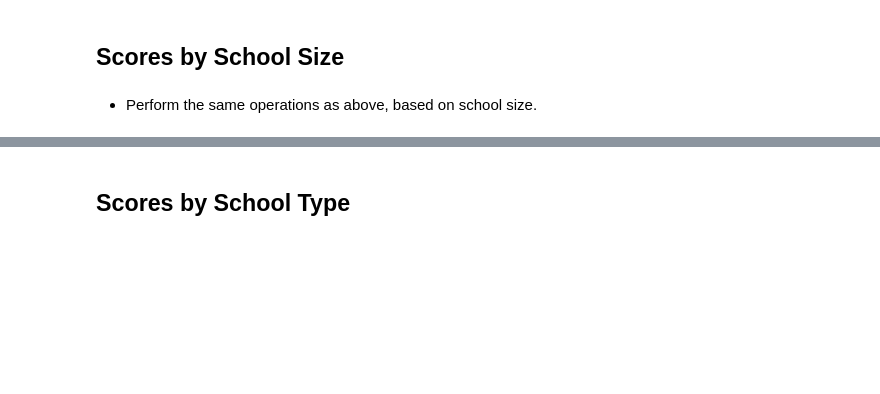
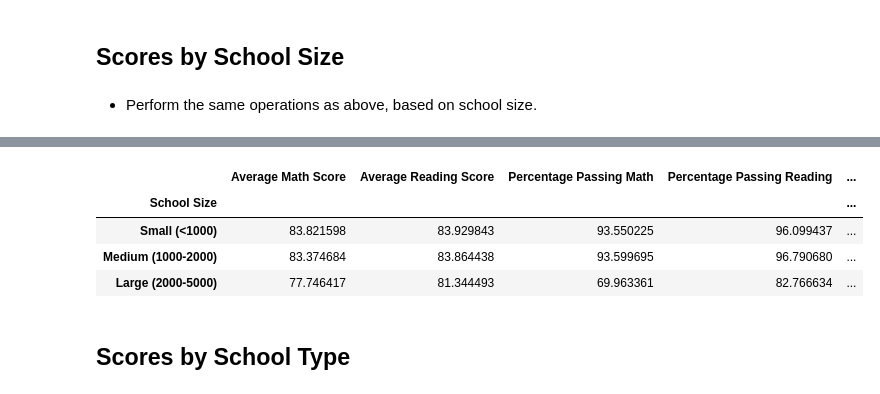
Before and after one commit to smurphy1983/pandas_homework, a Jupyter notebook: PyCitySchools_SFM.ipynb, the cells around one changed output, grey strips where cells are left out. Cells and saved outputs as stored; diff of their text form; code cells hidden in the pictures; blank space fills up the shorter version.

```diff
--- a/PyCitySchools_SFM.ipynb
+++ b/PyCitySchools_SFM.ipynb
@@ -303,4 +332,4 @@ See the caveats in the documentation: http://pandas.pydata.org/pandas-docs/stabl
 # %%
 # Sample bins. Feel free to create your own bins.
 size_bins = [0, 1000, 2000, 5000]
-group_names = ["Small (<1000)", "Medium (1000-2000)", "Large (2000-5000)"]
+group_names_size = ["Small (<1000)", "Medium (1000-2000)", "Large (2000-5000)"]
@@ -314,3 +336,36 @@ group_names = ["Small (<1000)", "Medium (1000-2000)", "Large (2000-5000)"]
+# %%
+
+#use a similar mapping function as above to remove brackets from table and call the first in array
+
+summary_per_sch["School Size"] = sort_by_school["size"].unique().map(lambda x: x[0])
+
+#here use the name of the array rather than the data within it as the above statement is
+#defined like that
+summary_per_sch["School Size"] = pd.cut(summary_per_sch["School Size"], bins = size_bins, labels = group_names_size)
+
+#as above in last exercise grouping on school size and renaming variables
+bysize_math = summary_per_sch.groupby(["School Size"]).mean()["Average Math Score"]
+bysize_reading = summary_per_sch.groupby(["School Size"]).mean()["Average Reading Score"]
+bysize_pass_math = summary_per_sch.groupby(["School Size"]).mean()["Percentage Passing Math"]
+bysize_pass_read = summary_per_sch.groupby(["School Size"]).mean()["Percentage Passing Reading"]
+bysize_overall = summary_per_sch.groupby(["School Size"]).mean()["Overall Passing Rate %"]
+
+
+#creating new dataframe
+bysize = pd.DataFrame({"Average Math Score": bysize_math,
+                        "Average Reading Score": bysize_reading,
+                        "Percentage Passing Math": bysize_pass_math,
+                       "Percentage Passing Reading": bysize_pass_read,
+                       "Overall Passing Rate %": bysize_overall
+})
+#print to screen
+bysize
+# %% [output]
+|  | Average Math Score | Average Reading Score | Percentage Passing Math | Percentage Passing Reading | ... |
+| School Size |  |  |  |  | ... |
+| Small (<1000) | 83.821598 | 83.929843 | 93.550225 | 96.099437 | ... |
+| Medium (1000-2000) | 83.374684 | 83.864438 | 93.599695 | 96.790680 | ... |
+| Large (2000-5000) | 77.746417 | 81.344493 | 69.963361 | 82.766634 | ... |
 # %% [markdown]
 ## Scores by School Type
 # %% [markdown]
```
Also changed, not shown: parts of 13 cells of this notebook, 1 other file.
